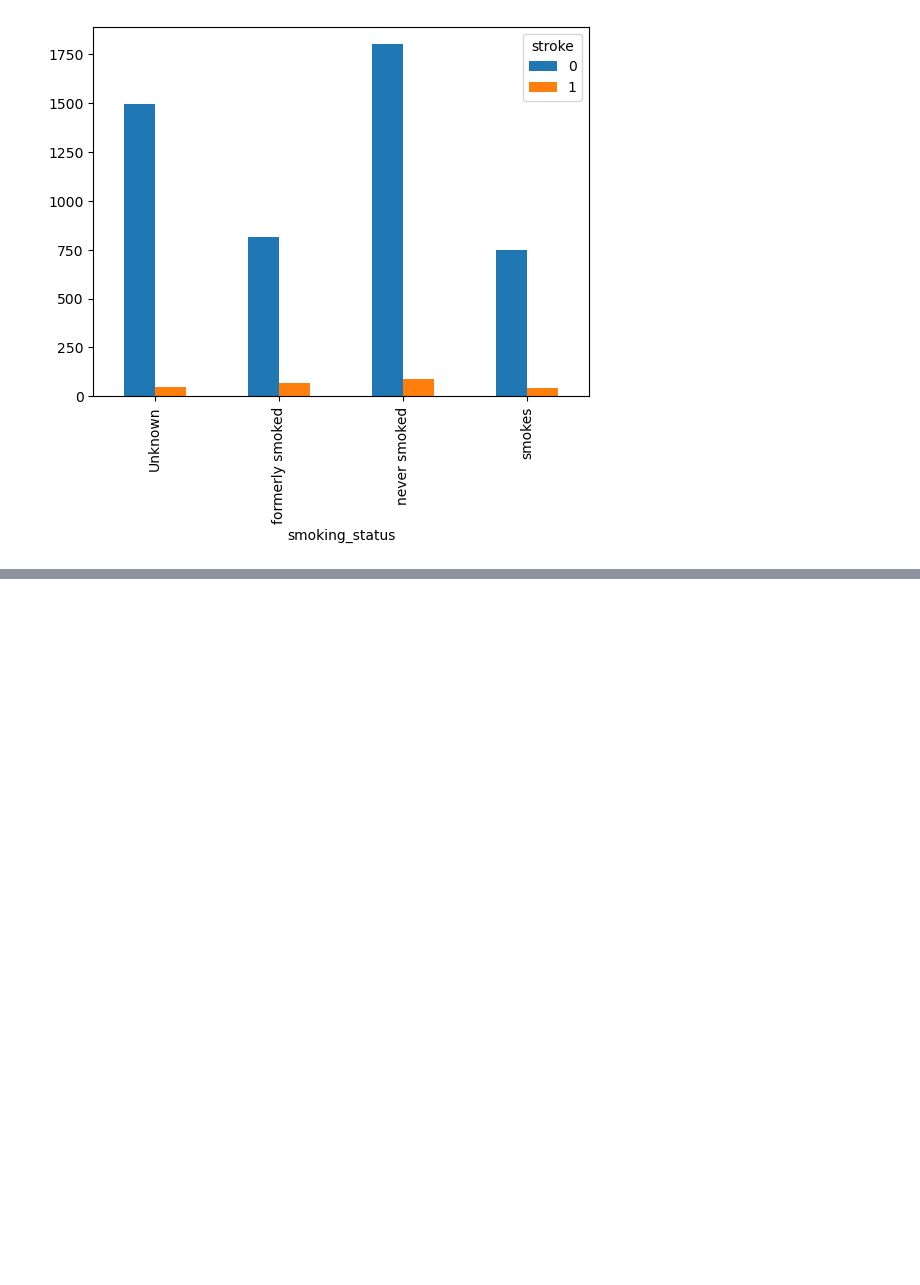
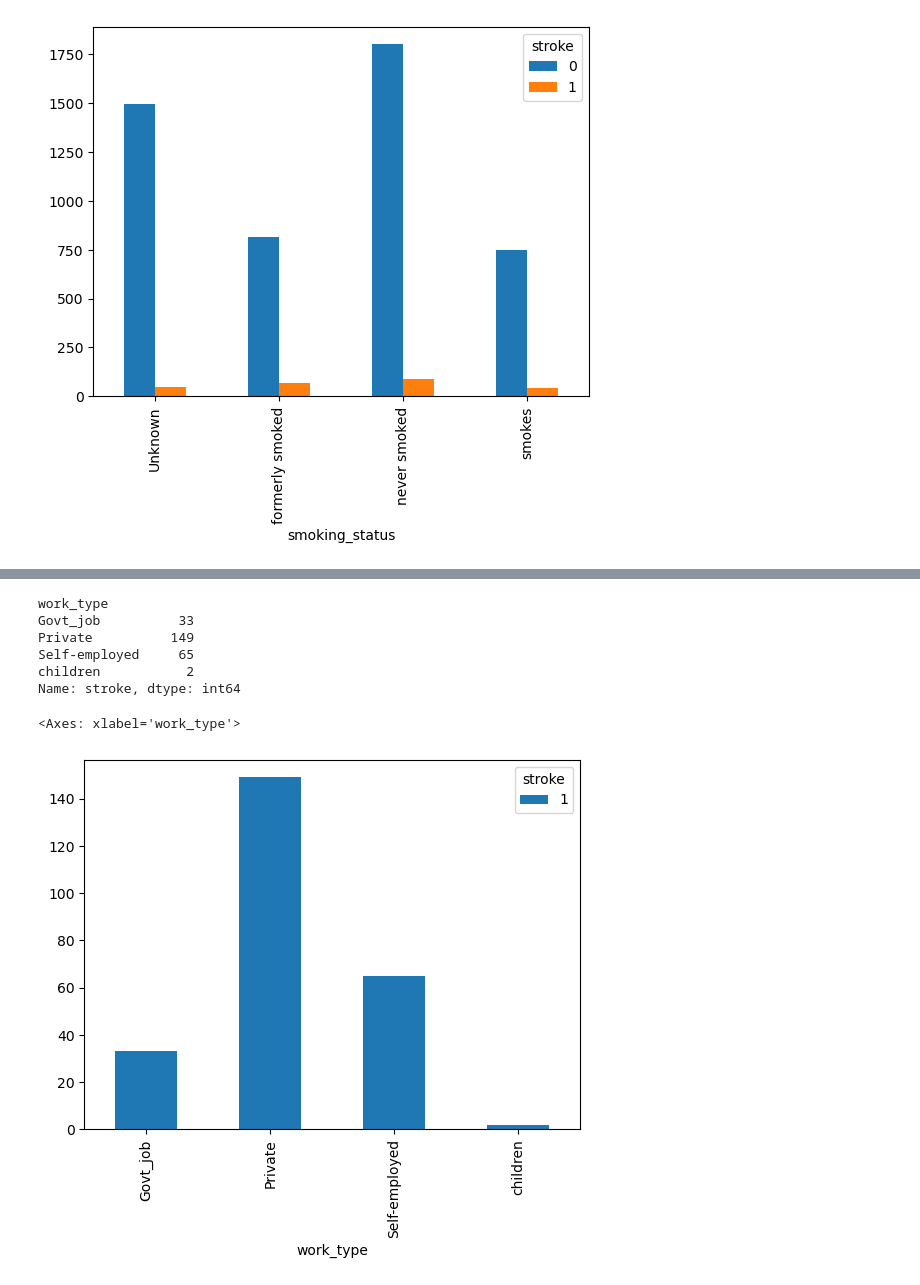
Before and after one commit to Sikirulahi1/Heart-Stroke-Prediction, a Jupyter notebook: Analysis_and_model/Analysis.ipynb, the cells around one changed output, grey strips where cells are left out. Saved outputs shown, nothing was run; the diff lists cells and outputs as text; code cells hidden in the pictures; blank space fills up the shorter version.

```diff
--- a/Analysis_and_model/Analysis.ipynb
+++ b/Analysis_and_model/Analysis.ipynb
@@ -225,0 +276,15 @@ Name: bmi, dtype: float64
+# %%
+# Lets see the work_type of people that are likely to have stroke
+stroke['stroke'].groupby(stroke['work_type']).count()
+# %% [output]
+work_type
+Govt_job          33
+Private          149
+Self-employed     65
+children           2
+Name: stroke, dtype: int64
+# %%
+pd.crosstab(stroke["work_type"], stroke["stroke"]).plot(kind = "bar")
+# %% [output]
+<Axes: xlabel='work_type'>
+[figure, added]
```
Also changed, not shown: parts of 40 cells of this notebook.
